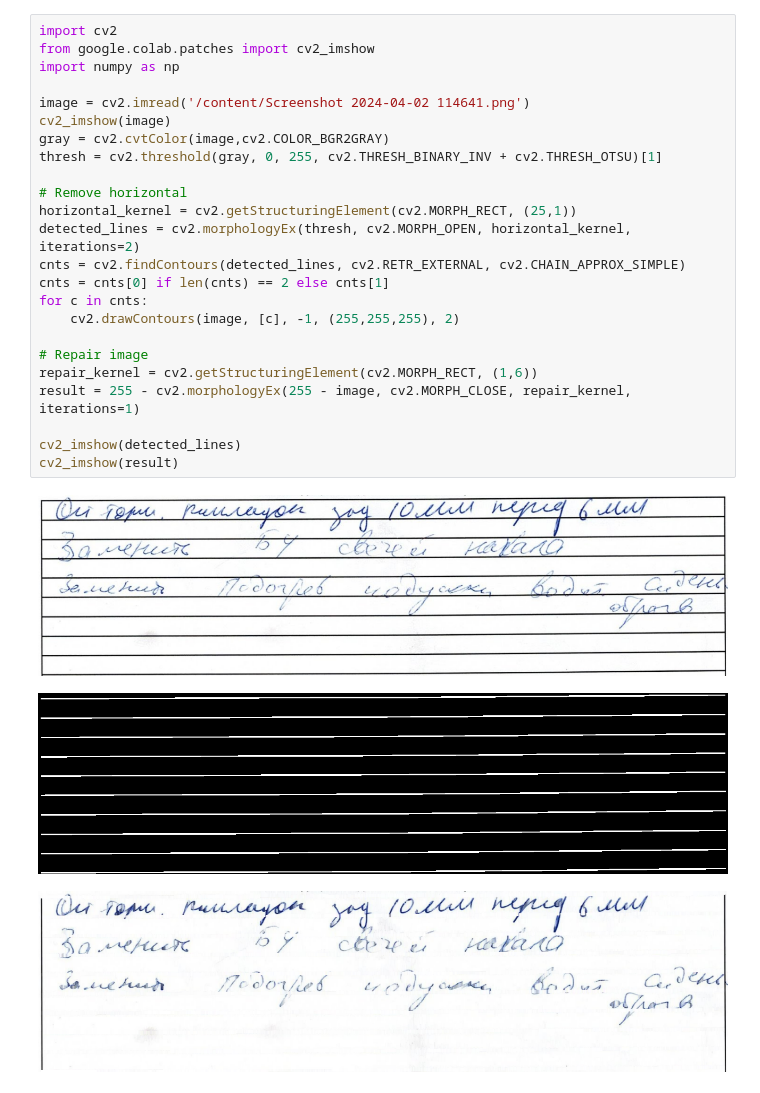
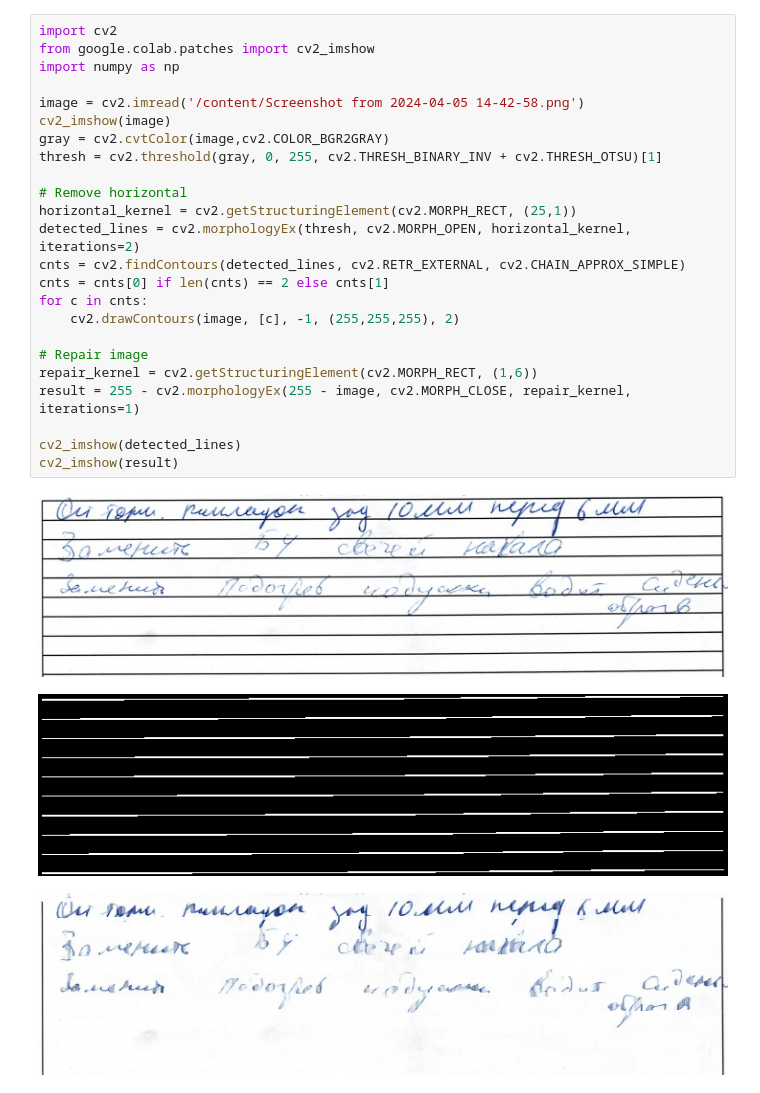
Before and after one commit to prcstak/service_text_recognition, a Jupyter notebook: notebooks/remove_lines.ipynb, the cells around one changed output. Cells and saved outputs as stored; diff of their text form.

```diff
--- a/notebooks/remove_lines.ipynb
+++ b/notebooks/remove_lines.ipynb
@@ -3,31 +19,31 @@
 # %%
 import cv2
 from google.colab.patches import cv2_imshow
 import numpy as np
 
-image = cv2.imread('/content/Screenshot 2024-04-02 114641.png')
+image = cv2.imread('/content/Screenshot from 2024-04-05 14-42-58.png')
 cv2_imshow(image)
 gray = cv2.cvtColor(image,cv2.COLOR_BGR2GRAY)
 thresh = cv2.threshold(gray, 0, 255, cv2.THRESH_BINARY_INV + cv2.THRESH_OTSU)[1]
 
 # Remove horizontal
 horizontal_kernel = cv2.getStructuringElement(cv2.MORPH_RECT, (25,1))
 detected_lines = cv2.morphologyEx(thresh, cv2.MORPH_OPEN, horizontal_kernel, iterations=2)
 cnts = cv2.findContours(detected_lines, cv2.RETR_EXTERNAL, cv2.CHAIN_APPROX_SIMPLE)
 cnts = cnts[0] if len(cnts) == 2 else cnts[1]
 for c in cnts:
     cv2.drawContours(image, [c], -1, (255,255,255), 2)
 
 # Repair image
 repair_kernel = cv2.getStructuringElement(cv2.MORPH_RECT, (1,6))
 result = 255 - cv2.morphologyEx(255 - image, cv2.MORPH_CLOSE, repair_kernel, iterations=1)
 
 cv2_imshow(detected_lines)
 cv2_imshow(result)
 # %% [output]
-[figure, old version]
+[figure, new version]
-[figure, old version]
+[figure, new version]
-[figure, old version]
+[figure, new version]
 # %%
 gray = cv2.cvtColor(result,cv2.COLOR_BGR2GRAY)
 thresh = cv2.threshold(gray, 0, 255, cv2.THRESH_BINARY_INV + cv2.THRESH_OTSU)[1]
```
Also changed, not shown: parts of 2 cells of this notebook.
